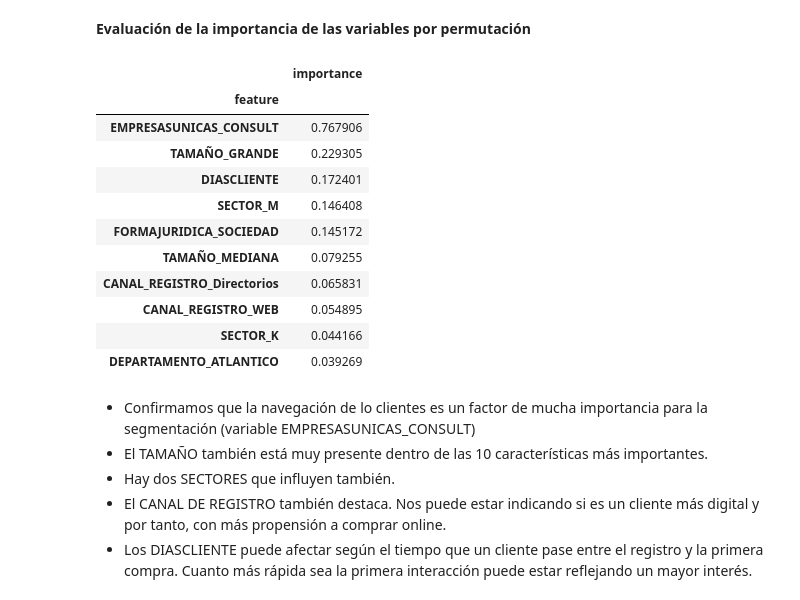
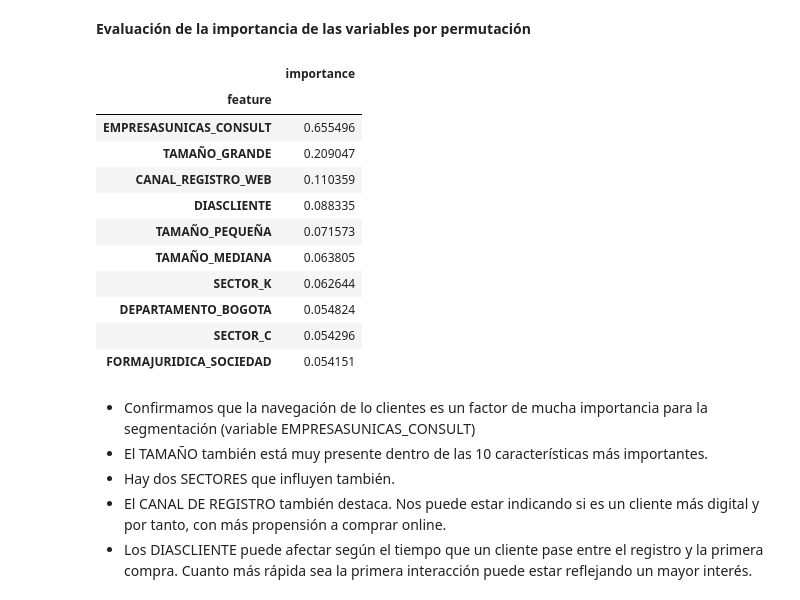
Before and after one commit to cperezh/segmentacion_clientes, a Jupyter notebook: M4 Desarrollo Iter2.ipynb, the cells around one changed output. Saved outputs shown, nothing was run; the diff lists cells and outputs as text; code cells hidden in the pictures.

```diff
--- a/M4 Desarrollo Iter2.ipynb
+++ b/M4 Desarrollo Iter2.ipynb
@@ -1497,8 +1504,6 @@ features = selected_numeric_features + encoder.get_feature_names_out().tolist()
 # %%
 from imblearn.over_sampling import RandomOverSampler
 X_ros, y_ros = RandomOverSampler(random_state=10).fit_resample(X, y)
-
-X_ros, y_ros = X, y
 # %% [markdown]
 **Visualización de las reglas**
 # %% [markdown]
@@ -1508,7 +1513,7 @@ from sklearn import tree
 import pydotplus
 from PIL import Image
 # %%
-clf = tree.DecisionTreeClassifier(random_state=42)
+clf = DecisionTreeClassifier(random_state=42)
 clf = clf.fit(X_ros, y_ros)
 
 # Código extraiodo de ChatGTP y adaptado al proyecto
@@ -1539,25 +1544,25 @@ img.show()
 # %%
 from sklearn.inspection import permutation_importance
 # %%
-result = permutation_importance(clf, X_ros, y_ros, n_repeats=10,
-                                random_state=0, scoring="f1_macro")
+result = permutation_importance(clf, X_ros, y_ros, n_repeats=5,
+                                random_state=0, scoring="f1_micro")
 
 importances = pd.DataFrame(zip(features, result.importances_mean), columns=["feature","importance"]).set_index("feature")
 
 importances.sort_values(by="importance", ascending=False).head(10)
 # %% [output]
 |  | importance |
 | feature |  |
-| EMPRESASUNICAS_CONSULT | 0.767906 |
-| TAMAÑO_GRANDE | 0.229305 |
-| DIASCLIENTE | 0.172401 |
-| SECTOR_M | 0.146408 |
-| FORMAJURIDICA_SOCIEDAD | 0.145172 |
-| TAMAÑO_MEDIANA | 0.079255 |
-| CANAL_REGISTRO_Directorios | 0.065831 |
-| CANAL_REGISTRO_WEB | 0.054895 |
-| SECTOR_K | 0.044166 |
-| DEPARTAMENTO_ATLANTICO | 0.039269 |
+| EMPRESASUNICAS_CONSULT | 0.655496 |
+| TAMAÑO_GRANDE | 0.209047 |
+| CANAL_REGISTRO_WEB | 0.110359 |
+| DIASCLIENTE | 0.088335 |
+| TAMAÑO_PEQUEÑA | 0.071573 |
+| TAMAÑO_MEDIANA | 0.063805 |
+| SECTOR_K | 0.062644 |
+| DEPARTAMENTO_BOGOTA | 0.054824 |
+| SECTOR_C | 0.054296 |
+| FORMAJURIDICA_SOCIEDAD | 0.054151 |
 # %% [markdown]
 - Confirmamos que la navegación de lo clientes es un factor de mucha importancia para la segmentación (variable EMPRESASUNICAS_CONSULT)
 - El TAMAÑO también está muy presente dentro de las 10 características más importantes.
```
Also changed, not shown: parts of 26 cells of this notebook, 1 other file.
